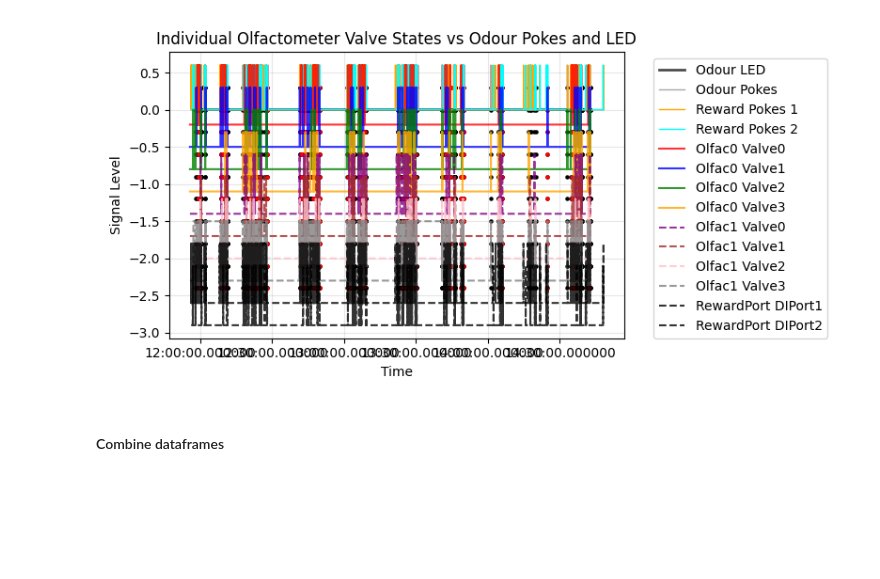
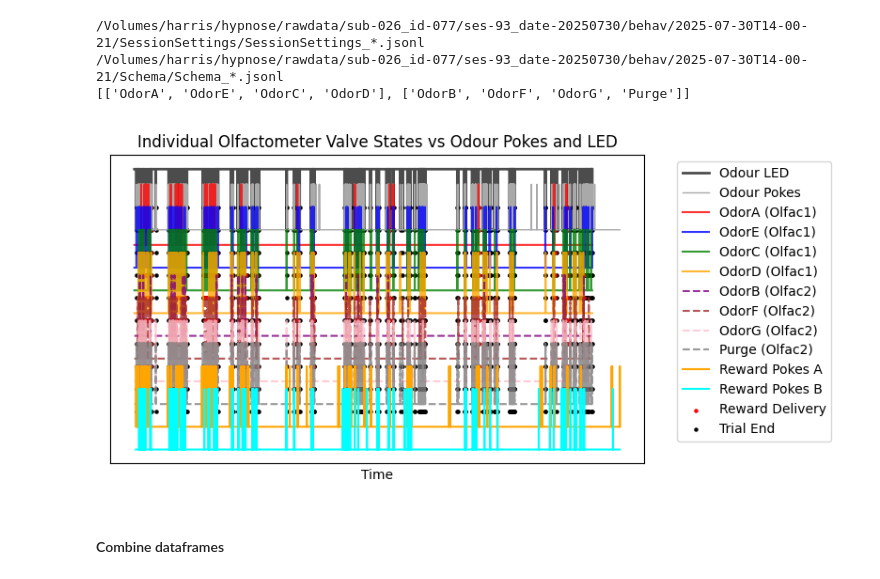
Before and after one commit to SainsburyWellcomeCentre/hypnose-analysis, a Jupyter notebook: notebooks/events-visualisation.ipynb, the cells around one changed output. Drawn from its saved outputs; the diff is of its cells as text; code cells hidden in the pictures; blank space fills up the shorter version.

```diff
--- a/notebooks/events-visualisation.ipynb
+++ b/notebooks/events-visualisation.ipynb
@@ -21,8 +22,9 @@ from src.processing.detect_stage import detect_stage
 # %%
 # root = Path('/Volumes/harris/hypnose/rawdata/sub-026_id-077/ses-83_date-20250718/behav/2025-07-18T13-50-20') # quintuples
 # root = Path('/Volumes/harris/hypnose/rawdata/sub-026_id-077/ses-69_date-20250630/behav/2025-06-30T14-03-21') # triples
-# root = Path('/Volumes/harris/hypnose/rawdata/sub-020_id-072/ses-05_date-20250319/behav/2025-03-19T15-00-00')
-root = Path('/Volumes/harris/hypnose/rawdata/sub-025_id-076/ses-88_date-20250723/behav/2025-07-23T10-55-40')
+root = Path('/Volumes/harris/hypnose/rawdata/sub-026_id-077/ses-93_date-20250730/behav/2025-07-30T14-00-21')
+# root = Path('/Volumes/harris/hypnose/rawdata/sub-026_id-077/ses-60_date-20250617/behav/2025-06-17T14-09-20') # doubles
+# root = Path('/Volumes/harris/hypnose/rawdata/sub-025_id-076/ses-88_date-20250723/behav/2025-07-23T10-55-40')
 # root = Path('/Volumes/harris/hypnose/rawdata/sub-026_id-077/ses-88_date-20250723/behav/2025-07-23T13-58-16')
 stage = detect_stage(root)
 # %% [output]
@@ -266,5 +268,34 @@ Combined 383 SampleRewardCondition events
 # %%
 combined_end_initiation_df.set_index("Time", inplace=True)
+# %%
+# Olfactometer - odour map
+olfactometer_valves = {
+    0: olfactometer_valves_0,
+    1: olfactometer_valves_1,
+}
+
+session_settings, session_schema = detect_settings(root)
+olf_valves0 = [cmd.valvesOpenO0 for cmd in session_settings.metadata.iloc[0].olfactometerCommands]
+olf_valves1 = [cmd.valvesOpenO1 for cmd in session_settings.metadata.iloc[0].olfactometerCommands]
+
+olf_command_idx = {
+    f'0{val}': next(i for i, lst in enumerate(olf_valves0) if val in lst)
+    for val in range(4)
+} | {
+    f'1{val}': next(i for i, lst in enumerate(olf_valves1) if val in lst)
+    for val in range(4)
+}
+
+odour_to_olfactometer_map = [[] for _ in range(len(olfactometer_valves))]
+for cmd, idx in olf_command_idx.items():
+    olf_id = int(cmd[0])
+
+    odour_to_olfactometer_map[olf_id].append(session_settings.metadata.iloc[0].olfactometerCommands[idx].name)
+print(odour_to_olfactometer_map)
+# %% [output]
+/Volumes/harris/hypnose/rawdata/sub-026_id-077/ses-93_date-20250730/behav/2025-07-30T14-00-21/SessionSettings/SessionSettings_*.jsonl
+/Volumes/harris/hypnose/rawdata/sub-026_id-077/ses-93_date-20250730/behav/2025-07-30T14-00-21/Schema/Schema_*.jsonl
+[['OdorA', 'OdorE', 'OdorC', 'OdorD'], ['OdorB', 'OdorF', 'OdorG', 'Purge']]
 # %%
 # Plot each individual olfactometer valve state with different colors against pokes
 plt.figure(figsize=(8, 4))
@@ -281,8 +312,8 @@ valve_colors = ['red', 'blue', 'green', 'orange', 'purple', 'brown', 'pink', 'gr
 # Plot odour LED and pokes first
 plt.step(odour_led.index + real_time_offset, odour_led * 0.8, where='post', c='black', linewidth=2, label='Odour LED', alpha=0.7)
 plt.step(digital_input_data.index + real_time_offset, digital_input_data['DIPort0'] * 0.6, where='post', c='darkgray', linewidth=1, label='Odour Pokes')
-plt.step(digital_input_data.index + real_time_offset, digital_input_data['DIPort1'] * 0.6, where='post', c='orange', linewidth=1, label='Reward Pokes 1')
-plt.step(digital_input_data.index + real_time_offset, digital_input_data['DIPort2'] * 0.6, where='post', c='cyan', linewidth=1, label='Reward Pokes 2')
+# plt.step(digital_input_data.index + real_time_offset, digital_input_data['DIPort1'] * 0.6, where='post', c='orange', linewidth=1, label='Reward Pokes A')
+# plt.step(digital_input_data.index + real_time_offset, digital_input_data['DIPort2'] * 0.6, where='post', c='cyan', linewidth=1, label='Reward Pokes B')
 
 # Plot individual valves from olfactometer 0 and EndInitiation events and reward delivery
 valve_offset = -0.2
@@ -290,8 +321,10 @@ for i, valve_col in enumerate(olfactometer_valves_0.columns):
         valve_data = olfactometer_valves_0[valve_col]
         color = valve_colors[i % len(valve_colors)]
         plt.step(valve_data.index + real_time_offset, valve_data * 0.8 + valve_offset, where='post',
-                c=color, linewidth=1.5, label=f'Olfac0 {valve_col}', alpha=0.8)
+                c=color, linewidth=1.5, label=f'{odour_to_olfactometer_map[0][i]} (Olfac1)', alpha=0.8)
         plt.scatter(event_df.index + real_time_offset, event_df * 0.5 + valve_offset, s=5, c='k')
+        # plt.scatter(event_df.index[112] + real_time_offset, event_df.iloc[112]['EndInitiation'] * 0.5 + valve_offset, s=20, c='b')
+
         plt.scatter(pulse_supply_1['PulseSupplyPort1'].index + real_time_offset, pulse_supply_1['PulseSupplyPort1'] * 0.5 + valve_offset, s=5, c='r')
         plt.scatter(pulse_supply_2['PulseSupplyPort2'].index + real_time_offset, pulse_supply_2['PulseSupplyPort2'] * 0.5 + valve_offset, s=5, c='r')
         valve_offset -= 0.3
@@ -300,44 +333,54 @@ for i, valve_col in enumerate(olfactometer_valves_0.columns):
 for i, valve_col in enumerate(olfactometer_valves_1.columns):
         valve_data = olfactometer_valves_1[valve_col]
         color = valve_colors[(i + len(olfactometer_valves_0.columns)) % len(valve_colors)]
         plt.step(valve_data.index + real_time_offset, valve_data * 0.8 + valve_offset, where='post',
-                c=color, linewidth=1.5, label=f'Olfac1 {valve_col}', alpha=0.8, linestyle='--')
+                c=color, linewidth=1.5, label=f'{odour_to_olfactometer_map[1][i]} (Olfac2)', alpha=0.8, linestyle='--')
         plt.scatter(event_df.index + real_time_offset, event_df * 0.5 + valve_offset, s=5, c='k')
         plt.scatter(pulse_supply_1['PulseSupplyPort1'].index + real_time_offset, pulse_supply_1['PulseSupplyPort1'] * 0.5 + valve_offset, s=5, c='r')
         plt.scatter(pulse_supply_2['PulseSupplyPort2'].index + real_time_offset, pulse_supply_2['PulseSupplyPort2'] * 0.5 + valve_offset, s=5, c='r')
         valve_offset -= 0.3
 
 # Plot reward pokes and reward delivery
 for i, di_col in enumerate(digital_input_data):
         if di_col == 'DIPort1':
                 DIPort_data = digital_input_data[di_col]
-                plt.step(DIPort_data.index + real_time_offset, DIPort_data * 0.8 + valve_offset, where='post',
-                c='black', linewidth=1.5, label=f'RewardPort {di_col}', alpha=0.8, linestyle='--')
-                plt.scatter(event_df.index + real_time_offset, event_df * 0.5 + valve_offset, s=5, c='k')
+                plt.step(DIPort_data.index + real_time_offset, DIPort_data * 0.8 + valve_offset, where='post', c='orange', linewidth=1.5, label='Reward Pokes A')
+                # plt.step(DIPort_data.index + real_time_offset, DIPort_data * 0.8 + valve_offset, where='post',
+                # c='black', linewidth=1.5, label=f'RewardPort {di_col}', alpha=0.8, linestyle='--')
                 plt.scatter(pulse_supply_1['PulseSupplyPort1'].index + real_time_offset, pulse_supply_1['PulseSupplyPort1'] * 0.5 + valve_offset, s=5, c='r')
                 plt.scatter(pulse_supply_2['PulseSupplyPort2'].index + real_time_offset, pulse_supply_2['PulseSupplyPort2'] * 0.5 + valve_offset, s=5, c='r')
+                plt.scatter(event_df.index + real_time_offset, event_df * 0.5 + valve_offset, s=5, c='k')
                 valve_offset -= 0.3
 
         elif di_col == 'DIPort2':
                 DIPort_data = digital_input_data[di_col]
-                plt.step(DIPort_data.index + real_time_offset, DIPort_data * 0.8 + valve_offset, where='post',
-                c='black', linewidth=1.5, label=f'RewardPort {di_col}', alpha=0.8, linestyle='--')
-                plt.scatter(event_df.index + real_time_offset, event_df * 0.5 + valve_offset, s=5, c='k')
+                plt.step(DIPort_data.index + real_time_offset, DIPort_data * 0.8 + valve_offset, where='post', c='cyan', linewidth=1.5, label='Reward Pokes B')
+                # plt.step(DIPort_data.index + real_time_offset, DIPort_data * 0.8 + valve_offset, where='post',
+                # c='black', linewidth=1.5, label=f'RewardPort {di_col}', alpha=0.8, linestyle='--')
                 plt.scatter(pulse_supply_1['PulseSupplyPort1'].index + real_time_offset, pulse_supply_1['PulseSupplyPort1'] * 0.5 + valve_offset, s=5, c='r')
-                plt.scatter(pulse_supply_2['PulseSupplyPort2'].index + real_time_offset, pulse_supply_2['PulseSupplyPort2'] * 0.5 + valve_offset, s=5, c='r')
+                plt.scatter(pulse_supply_2['PulseSupplyPort2'].index + real_time_offset, pulse_supply_2['PulseSupplyPort2'] * 0.5 + valve_offset, s=5, c='r', label='Reward Delivery')
+                plt.scatter(event_df.index + real_time_offset, event_df * 0.5 + valve_offset, s=5, c='k', label='Trial End')
                 valve_offset -= 0.3
 
-plt.gca().xaxis.set_major_formatter(mdates.DateFormatter('%H:%M:%S.%f'))
 
 plt.xlabel('Time')
-plt.ylabel('Signal Level')
+# plt.ylabel('Signal Level')
 plt.title('Individual Olfactometer Valve States vs Odour Pokes and LED')
 plt.legend(bbox_to_anchor=(1.05, 1), loc='upper left')
 plt.grid(True, alpha=0.3)
+
+# Get the current x-axis limits
+# plt.gca().xaxis.set_major_formatter(mdates.DateFormatter('%H:%M:%S.%f'))
+# x_start, x_end = plt.gca().get_xlim()
+# plt.xticks([x_start, x_end], [mdates.num2date(x_start).strftime('%H:%M:%S.%f'),
+#                               mdates.num2date(x_end).strftime('%H:%M:%S.%f')])
+plt.xticks([])
+plt.yticks([])  # Removes y-axis tick marks and labels
+
 plt.tight_layout()
 plt.show()
 # %% [output]
-[figure, old version]
+[figure, new version]
 # %% [markdown]
 #### Combine dataframes
 # %%
```
Also changed, not shown: parts of 3 cells of this notebook, 11 other files.
